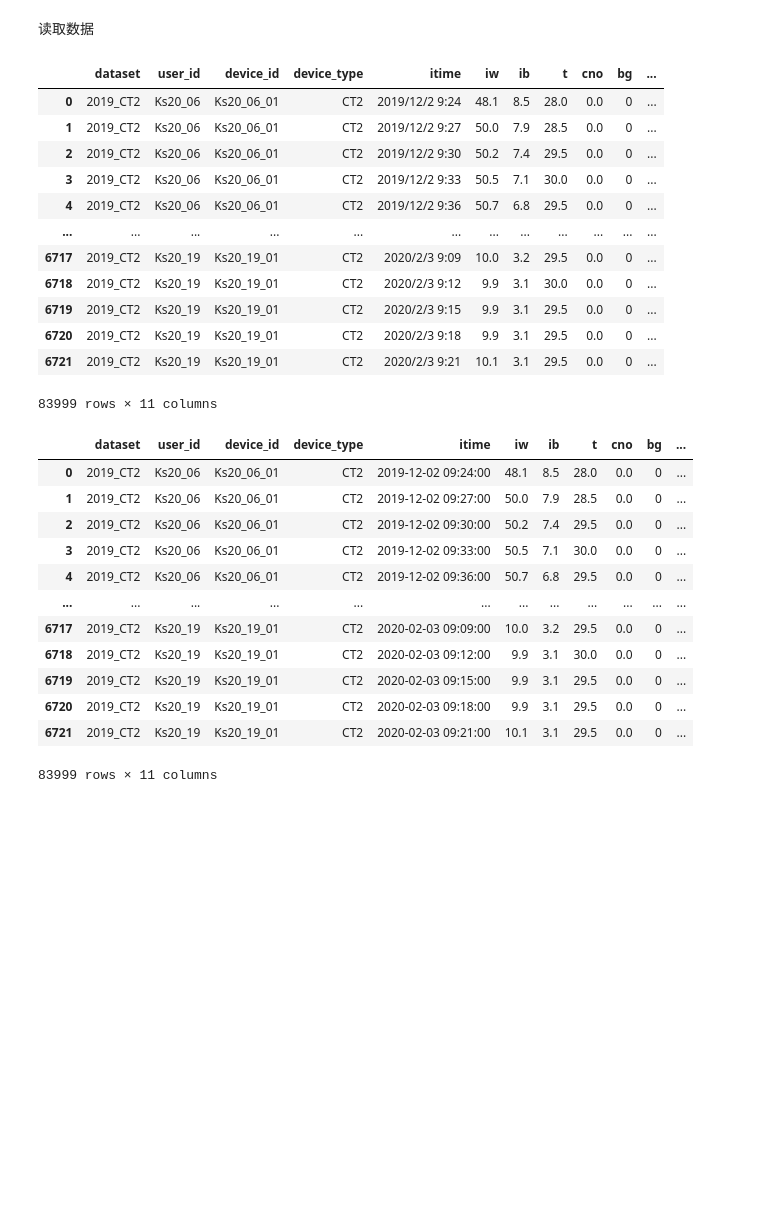
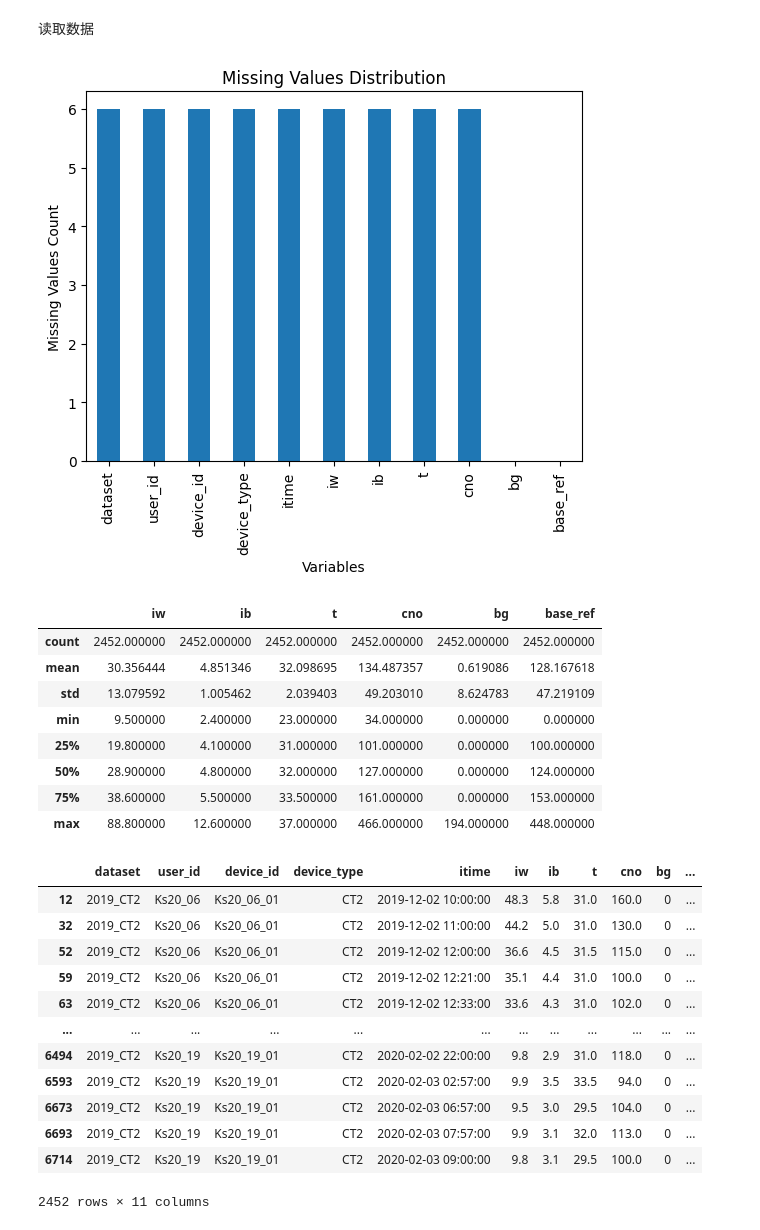
Before and after one commit to zpypiao/BigDataForest, a Jupyter notebook: dataProcess.ipynb, the cells around one changed output. Saved outputs shown, nothing was run; the diff lists cells and outputs as text; code cells hidden in the pictures; blank space fills up the shorter version.

```diff
--- a/dataProcess.ipynb
+++ b/dataProcess.ipynb
@@ -3,43 +3,51 @@
 # %%
 # 读取文件夹里的所有数据并保存到一个对象里
 import os, sys
 import pandas as pd
+import matplotlib.pyplot as plt
 
 # 读取文件夹里的所有数据
 def read_data(path):
     data = {}
     for file in os.listdir(path):
         if file.endswith('.csv'):
             data[file] = pd.read_csv(os.path.join(path, file))
     return data
 
 # 合并表格
 def merge_data(data):
     df = pd.DataFrame()
     for key in data:
         df = pd.concat([df, data[key]])
     return df
 
 path = '数据/训练/'
 
 data = read_data(path)
 df = merge_data(data)
 
+# 计算缺失值数量
+missing_values = df.isnull().sum()
+
+# 创建条形图
+missing_values.plot(kind='bar')
+plt.title('Missing Values Distribution')
+plt.xlabel('Variables')
+plt.ylabel('Missing Values Count')
+plt.show()
+
 # 去除nan值
 df = df.dropna()
-
-df
+df = df[df['cno'] != 0]
+df.describe()
 # %% [output]
+[figure, added]
-|  | dataset | user_id | device_id | device_type | itime | iw | ib | t | cno | bg | ... |
-| 0 | 2019_CT2 | Ks20_06 | Ks20_06_01 | CT2 | 2019/12/2 9:24 | 48.1 | 8.5 | 28.0 | 0.0 | 0 | ... |
-| 1 | 2019_CT2 | Ks20_06 | Ks20_06_01 | CT2 | 2019/12/2 9:27 | 50.0 | 7.9 | 28.5 | 0.0 | 0 | ... |
-| 2 | 2019_CT2 | Ks20_06 | Ks20_06_01 | CT2 | 2019/12/2 9:30 | 50.2 | 7.4 | 29.5 | 0.0 | 0 | ... |
-| 3 | 2019_CT2 | Ks20_06 | Ks20_06_01 | CT2 | 2019/12/2 9:33 | 50.5 | 7.1 | 30.0 | 0.0 | 0 | ... |
-| 4 | 2019_CT2 | Ks20_06 | Ks20_06_01 | CT2 | 2019/12/2 9:36 | 50.7 | 6.8 | 29.5 | 0.0 | 0 | ... |
-| ... | ... | ... | ... | ... | ... | ... | ... | ... | ... | ... | ... |
-| 6717 | 2019_CT2 | Ks20_19 | Ks20_19_01 | CT2 | 2020/2/3 9:09 | 10.0 | 3.2 | 29.5 | 0.0 | 0 | ... |
-| 6718 | 2019_CT2 | Ks20_19 | Ks20_19_01 | CT2 | 2020/2/3 9:12 | 9.9 | 3.1 | 30.0 | 0.0 | 0 | ... |
-| 6719 | 2019_CT2 | Ks20_19 | Ks20_19_01 | CT2 | 2020/2/3 9:15 | 9.9 | 3.1 | 29.5 | 0.0 | 0 | ... |
-| 6720 | 2019_CT2 | Ks20_19 | Ks20_19_01 | CT2 | 2020/2/3 9:18 | 9.9 | 3.1 | 29.5 | 0.0 | 0 | ... |
-| 6721 | 2019_CT2 | Ks20_19 | Ks20_19_01 | CT2 | 2020/2/3 9:21 | 10.1 | 3.1 | 29.5 | 0.0 | 0 | ... |
+|  | iw | ib | t | cno | bg | base_ref |
+| count | 2452.000000 | 2452.000000 | 2452.000000 | 2452.000000 | 2452.000000 | 2452.000000 |
+| mean | 30.356444 | 4.851346 | 32.098695 | 134.487357 | 0.619086 | 128.167618 |
+| std | 13.079592 | 1.005462 | 2.039403 | 49.203010 | 8.624783 | 47.219109 |
+| min | 9.500000 | 2.400000 | 23.000000 | 34.000000 | 0.000000 | 0.000000 |
+| 25% | 19.800000 | 4.100000 | 31.000000 | 101.000000 | 0.000000 | 100.000000 |
+| 50% | 28.900000 | 4.800000 | 32.000000 | 127.000000 | 0.000000 | 124.000000 |
+| 75% | 38.600000 | 5.500000 | 33.500000 | 161.000000 | 0.000000 | 153.000000 |
+| max | 88.800000 | 12.600000 | 37.000000 | 466.000000 | 194.000000 | 448.000000 |
-83999 rows × 11 columns
@@ -53,15 +68,15 @@ df['itime'] = pd.to_datetime(df['itime'])
 df
 # %% [output]
 |  | dataset | user_id | device_id | device_type | itime | iw | ib | t | cno | bg | ... |
-| 0 | 2019_CT2 | Ks20_06 | Ks20_06_01 | CT2 | 2019-12-02 09:24:00 | 48.1 | 8.5 | 28.0 | 0.0 | 0 | ... |
-| 1 | 2019_CT2 | Ks20_06 | Ks20_06_01 | CT2 | 2019-12-02 09:27:00 | 50.0 | 7.9 | 28.5 | 0.0 | 0 | ... |
-| 2 | 2019_CT2 | Ks20_06 | Ks20_06_01 | CT2 | 2019-12-02 09:30:00 | 50.2 | 7.4 | 29.5 | 0.0 | 0 | ... |
-| 3 | 2019_CT2 | Ks20_06 | Ks20_06_01 | CT2 | 2019-12-02 09:33:00 | 50.5 | 7.1 | 30.0 | 0.0 | 0 | ... |
-| 4 | 2019_CT2 | Ks20_06 | Ks20_06_01 | CT2 | 2019-12-02 09:36:00 | 50.7 | 6.8 | 29.5 | 0.0 | 0 | ... |
+| 12 | 2019_CT2 | Ks20_06 | Ks20_06_01 | CT2 | 2019-12-02 10:00:00 | 48.3 | 5.8 | 31.0 | 160.0 | 0 | ... |
+| 32 | 2019_CT2 | Ks20_06 | Ks20_06_01 | CT2 | 2019-12-02 11:00:00 | 44.2 | 5.0 | 31.0 | 130.0 | 0 | ... |
+| 52 | 2019_CT2 | Ks20_06 | Ks20_06_01 | CT2 | 2019-12-02 12:00:00 | 36.6 | 4.5 | 31.5 | 115.0 | 0 | ... |
+| 59 | 2019_CT2 | Ks20_06 | Ks20_06_01 | CT2 | 2019-12-02 12:21:00 | 35.1 | 4.4 | 31.0 | 100.0 | 0 | ... |
+| 63 | 2019_CT2 | Ks20_06 | Ks20_06_01 | CT2 | 2019-12-02 12:33:00 | 33.6 | 4.3 | 31.0 | 102.0 | 0 | ... |
 | ... | ... | ... | ... | ... | ... | ... | ... | ... | ... | ... | ... |
-| 6717 | 2019_CT2 | Ks20_19 | Ks20_19_01 | CT2 | 2020-02-03 09:09:00 | 10.0 | 3.2 | 29.5 | 0.0 | 0 | ... |
-| 6718 | 2019_CT2 | Ks20_19 | Ks20_19_01 | CT2 | 2020-02-03 09:12:00 | 9.9 | 3.1 | 30.0 | 0.0 | 0 | ... |
-| 6719 | 2019_CT2 | Ks20_19 | Ks20_19_01 | CT2 | 2020-02-03 09:15:00 | 9.9 | 3.1 | 29.5 | 0.0 | 0 | ... |
-| 6720 | 2019_CT2 | Ks20_19 | Ks20_19_01 | CT2 | 2020-02-03 09:18:00 | 9.9 | 3.1 | 29.5 | 0.0 | 0 | ... |
-| 6721 | 2019_CT2 | Ks20_19 | Ks20_19_01 | CT2 | 2020-02-03 09:21:00 | 10.1 | 3.1 | 29.5 | 0.0 | 0 | ... |
+| 6494 | 2019_CT2 | Ks20_19 | Ks20_19_01 | CT2 | 2020-02-02 22:00:00 | 9.8 | 2.9 | 31.0 | 118.0 | 0 | ... |
+| 6593 | 2019_CT2 | Ks20_19 | Ks20_19_01 | CT2 | 2020-02-03 02:57:00 | 9.9 | 3.5 | 33.5 | 94.0 | 0 | ... |
+| 6673 | 2019_CT2 | Ks20_19 | Ks20_19_01 | CT2 | 2020-02-03 06:57:00 | 9.5 | 3.0 | 29.5 | 104.0 | 0 | ... |
+| 6693 | 2019_CT2 | Ks20_19 | Ks20_19_01 | CT2 | 2020-02-03 07:57:00 | 9.9 | 3.1 | 32.0 | 113.0 | 0 | ... |
+| 6714 | 2019_CT2 | Ks20_19 | Ks20_19_01 | CT2 | 2020-02-03 09:00:00 | 9.8 | 3.1 | 29.5 | 100.0 | 0 | ... |
-83999 rows × 11 columns
+2452 rows × 11 columns
```
Also changed, not shown: parts of 11 cells of this notebook, 10 other files.
